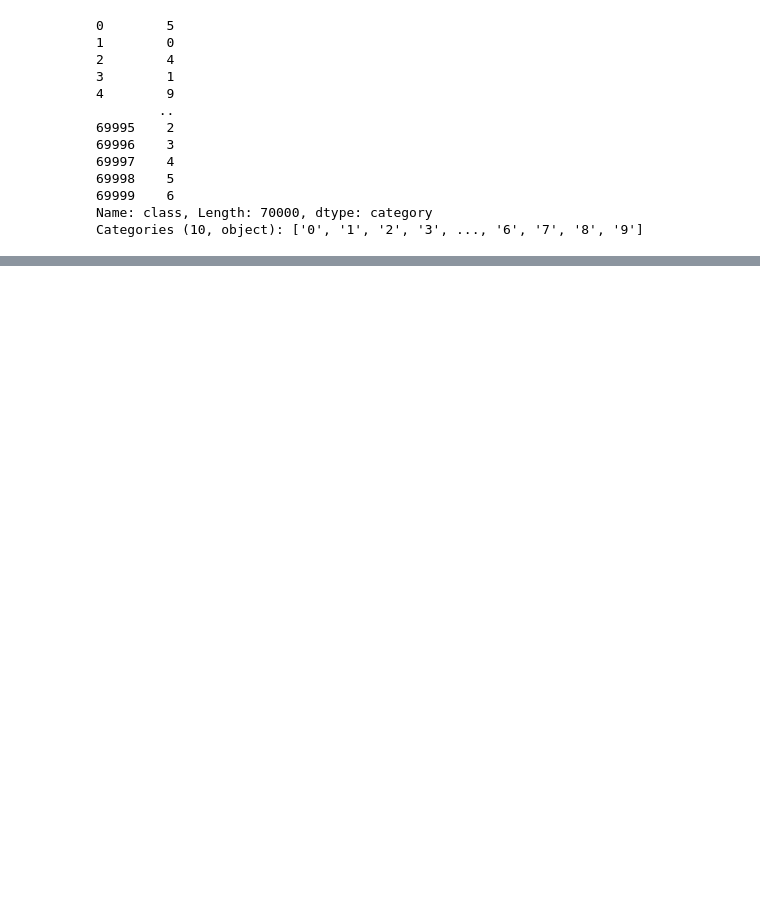
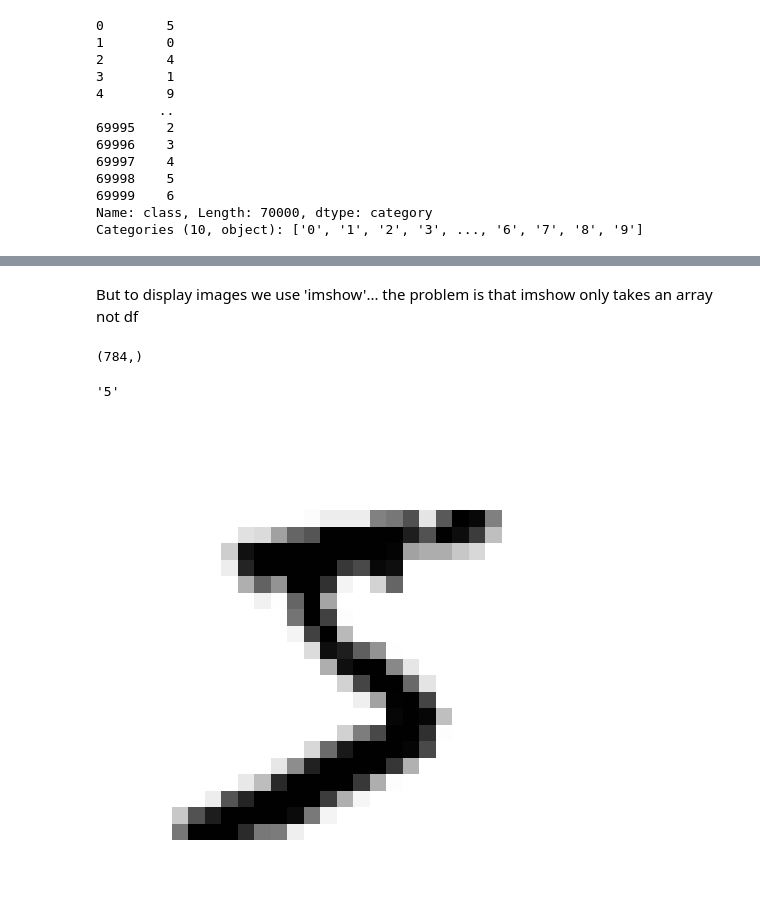
Before and after one commit to ArunNegi112/Machine_Learning, a Jupyter notebook: 3_Classification/1_classification.ipynb, the cells around one changed output, grey strips where cells are left out. Cells and saved outputs as stored; diff of their text form; code cells hidden in the pictures; blank space fills up the shorter version.

Commit message:
Def plot_img, train_test_split

```diff
--- a/3_Classification/1_classification.ipynb
+++ b/3_Classification/1_classification.ipynb
@@ -113,0 +111,3 @@ Categories (10, object): ['0', '1', '2', '3', ..., '6', '7', '8', '9']
+# %%
+## Defining data and label
+X,y = mnist['data'], mnist['target']
@@ -113,0 +124,22 @@ Categories (10, object): ['0', '1', '2', '3', ..., '6', '7', '8', '9']
+# %% [markdown]
+But to display images we use 'imshow'... the problem is that imshow only takes an array not df
+# %%
+X,y=np.array(X),np.array(y)
+# %%
+## We still cant display image directly cuz the array for each image is of size 784
+X[0].shape #should be 28x28
+# %% [output]
+(784,)
+# %%
+## Create function to display images
+
+def plot_image(image_data):
+    image_data = image_data.reshape(28,28)
+    plt.imshow(image_data, cmap='binary')     # cmap=binary -> black and white (original), otherwise imshow give diff color intensities itself
+    plt.axis('off')                           #Turn of axis (x_axis,y_axis)
+
+plot_image(X[0])
+y[0]   #Original data point is '5'
+# %% [output]
+'5'
+[figure, added]
```
Also changed, not shown: parts of 10 cells of this notebook.
